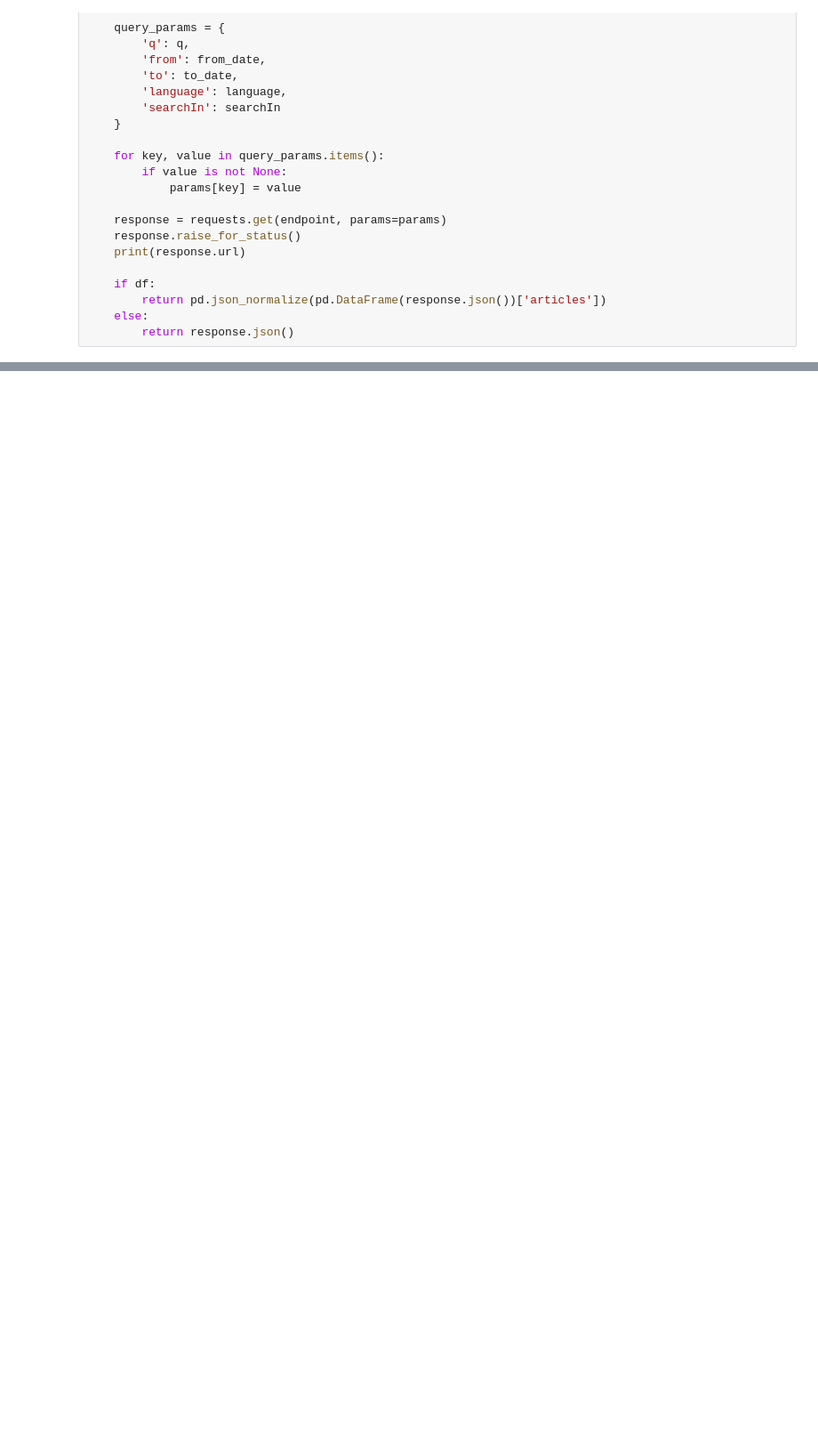
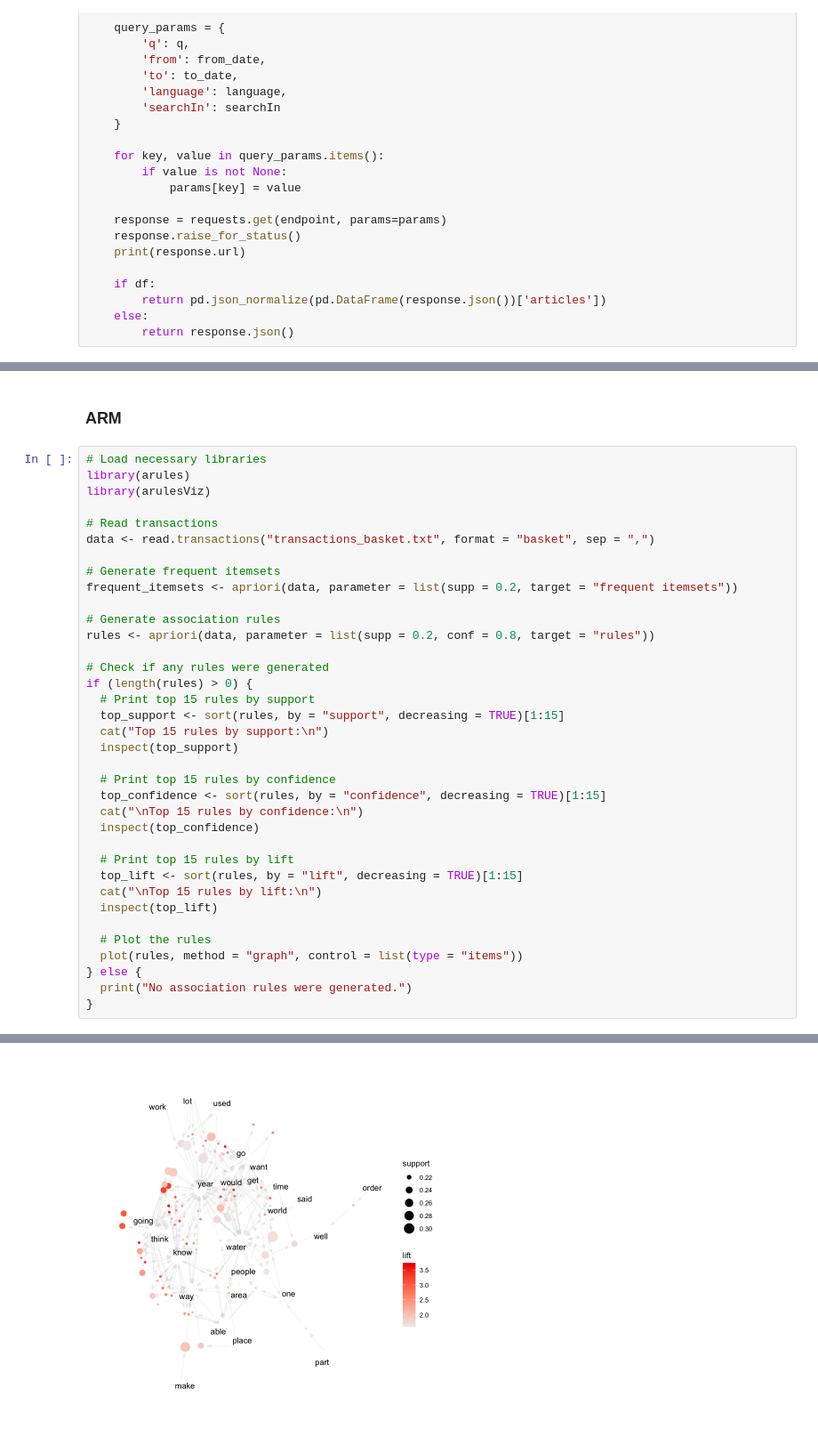
Before and after one commit to garrettwflowers/colorado-riverflow-prediction, a Jupyter notebook: ARM.ipynb, the cells around one changed output, grey strips where cells are left out. Shown: that part at 89% size. Drawn from its saved outputs; the diff is of its cells as text; blank space fills up the shorter version.

```diff
--- a/ARM.ipynb
+++ b/ARM.ipynb
@@ -245,0 +228,39 @@ display(rules)
+# %% [markdown]
+### ARM
+# %%
+# Load necessary libraries
+library(arules)
+library(arulesViz)
+
+# Read transactions
+data <- read.transactions("transactions_basket.txt", format = "basket", sep = ",")
+
+# Generate frequent itemsets
+frequent_itemsets <- apriori(data, parameter = list(supp = 0.2, target = "frequent itemsets"))
+
+# Generate association rules
+rules <- apriori(data, parameter = list(supp = 0.2, conf = 0.8, target = "rules"))
+
+# Check if any rules were generated
+if (length(rules) > 0) {
+  # Print top 15 rules by support
+  top_support <- sort(rules, by = "support", decreasing = TRUE)[1:15]
+  cat("Top 15 rules by support:\n")
+  inspect(top_support)
+
+  # Print top 15 rules by confidence
+  top_confidence <- sort(rules, by = "confidence", decreasing = TRUE)[1:15]
+  cat("\nTop 15 rules by confidence:\n")
+  inspect(top_confidence)
+
+  # Print top 15 rules by lift
+  top_lift <- sort(rules, by = "lift", decreasing = TRUE)[1:15]
+  cat("\nTop 15 rules by lift:\n")
+  inspect(top_lift)
+
+  # Plot the rules
+  plot(rules, method = "graph", control = list(type = "items"))
+} else {
+  print("No association rules were generated.")
+}
+# %% [output]
@@ -245,0 +310 @@ display(rules)
+[figure, added]
```
Also changed, not shown: parts of 12 cells of this notebook, 9 other files.
